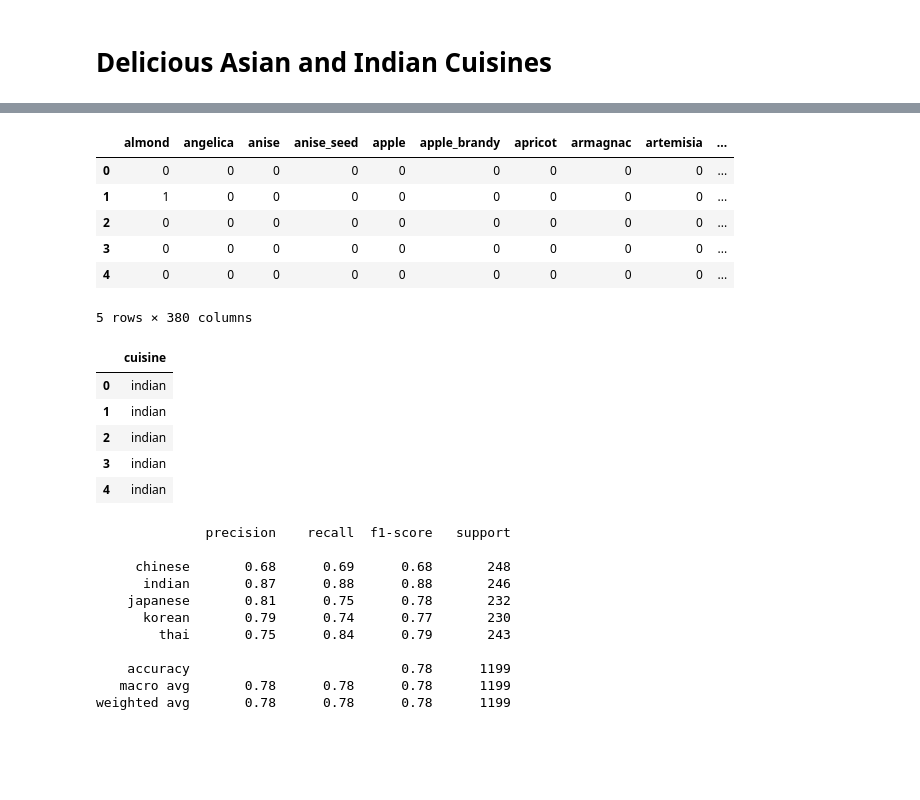
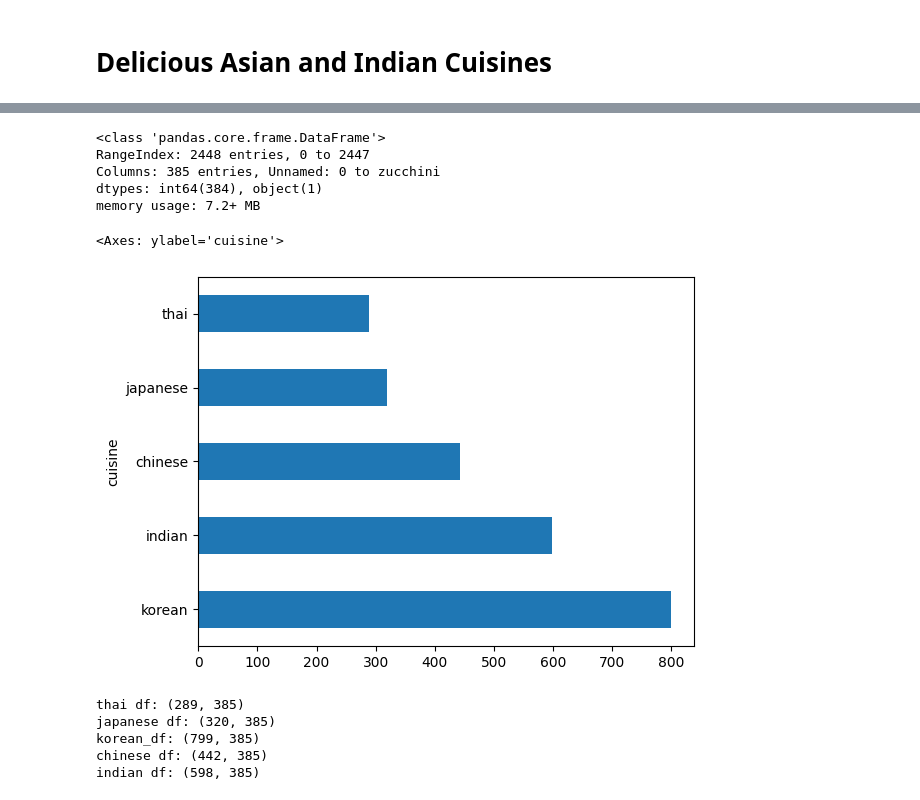
Before and after one commit to miniloda/ML-For-Beginners, a Jupyter notebook: 4-Classification/1-Introduction/notebook.ipynb, the cells around one changed output, grey strips where cells are left out. Cells and saved outputs as stored; diff of their text form; code cells hidden in the pictures; blank space fills up the shorter version.

Commit message:
Answered classification assiignment

```diff
--- a/4-Classification/1-Introduction/notebook.ipynb
+++ b/4-Classification/1-Introduction/notebook.ipynb
@@ -16,45 +19,0 @@ data.head()
-# %%
-X = data.iloc[:,2:]
-X.head()
-# %% [output]
-|  | almond | angelica | anise | anise_seed | apple | apple_brandy | apricot | armagnac | artemisia | ... |
-| 0 | 0 | 0 | 0 | 0 | 0 | 0 | 0 | 0 | 0 | ... |
-| 1 | 1 | 0 | 0 | 0 | 0 | 0 | 0 | 0 | 0 | ... |
-| 2 | 0 | 0 | 0 | 0 | 0 | 0 | 0 | 0 | 0 | ... |
-| 3 | 0 | 0 | 0 | 0 | 0 | 0 | 0 | 0 | 0 | ... |
-| 4 | 0 | 0 | 0 | 0 | 0 | 0 | 0 | 0 | 0 | ... |
-5 rows × 380 columns
-# %%
-y = data[['cuisine']]
-y.head()
-# %% [output]
-|  | cuisine |
-| 0 | indian |
-| 1 | indian |
-| 2 | indian |
-| 3 | indian |
-| 4 | indian |
-# %%
-from sklearn.model_selection import train_test_split
-from sklearn.svm import SVC
-from sklearn.model_selection import cross_val_score
-from sklearn.metrics import accuracy_score,precision_score,confusion_matrix,classification_report
-
-
-X_train, X_test, y_train, y_test = train_test_split(X, y, test_size=0.3)
-model = SVC(kernel='linear', C=10, probability=True,random_state=0)
-model.fit(X_train, y_train.values.ravel())
-y_pred = model.predict(X_test)
-print(classification_report(y_test, y_pred))
-# %% [output]
-              precision    recall  f1-score   support
-
-     chinese       0.68      0.69      0.68       248
-      indian       0.87      0.88      0.88       246
-    japanese       0.81      0.75      0.78       232
-      korean       0.79      0.74      0.77       230
-        thai       0.75      0.84      0.79       243
-
-    accuracy                           0.78      1199
-   macro avg       0.78      0.78      0.78      1199
-weighted avg       0.78      0.78      0.78      1199
@@ -70,0 +20,32 @@ with open("model.onnx", "wb") as f:
+# %%
+df.info()
+# %% [output]
+<class 'pandas.core.frame.DataFrame'>
+RangeIndex: 2448 entries, 0 to 2447
+Columns: 385 entries, Unnamed: 0 to zucchini
+dtypes: int64(384), object(1)
+memory usage: 7.2+ MB
+# %%
+df.cuisine.value_counts().plot.barh()
+# %% [output]
+<Axes: ylabel='cuisine'>
+[figure, added]
+# %%
+#split cuisine
+thai_df = df[(df.cuisine == "thai")]
+japanese_df = df[(df.cuisine == "japanese")]
+chinese_df = df[(df.cuisine == "chinese")]
+indian_df = df[(df.cuisine == "indian")]
+korean_df = df[(df.cuisine == "korean")]
+
+print(f'thai df: {thai_df.shape}')
+print(f'japanese df: {japanese_df.shape}')
+print(f'korean_df: {korean_df.shape}')
+print(f'chinese df: {chinese_df.shape}')
+print(f'indian df: {indian_df.shape}')
+# %% [output]
+thai df: (289, 385)
+japanese df: (320, 385)
+korean_df: (799, 385)
+chinese df: (442, 385)
+indian df: (598, 385)
```
Also changed, not shown: parts of 11 cells of this notebook, 2 other files.
